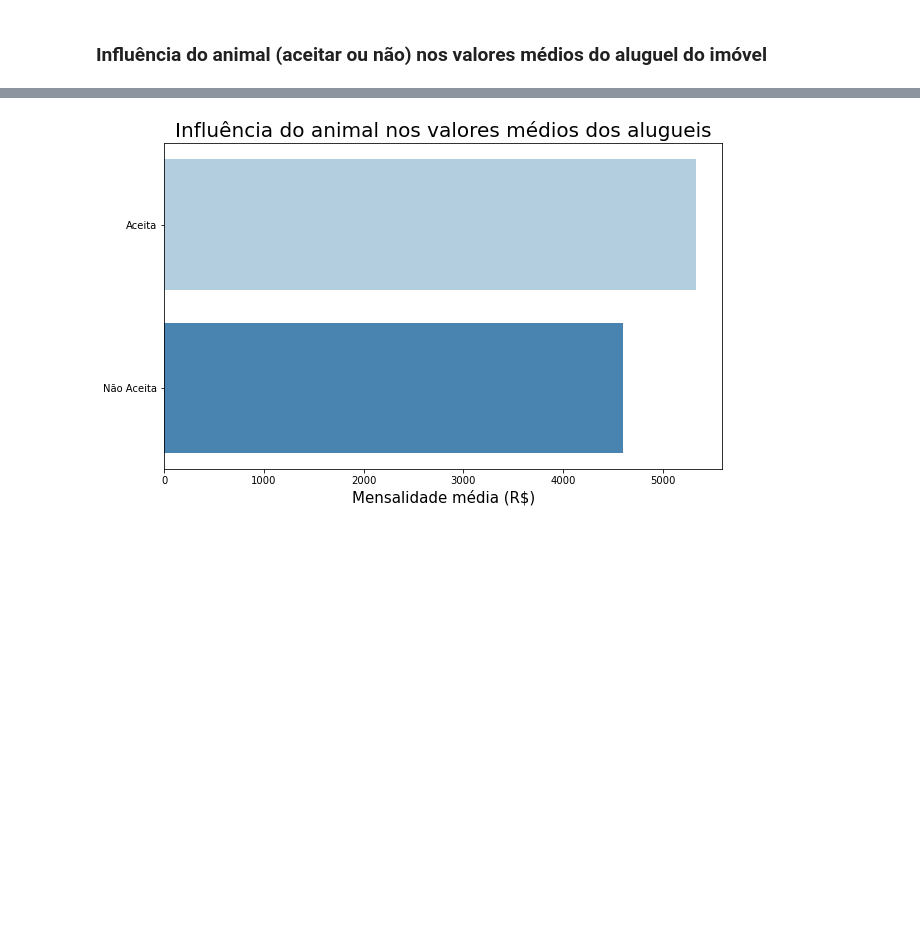
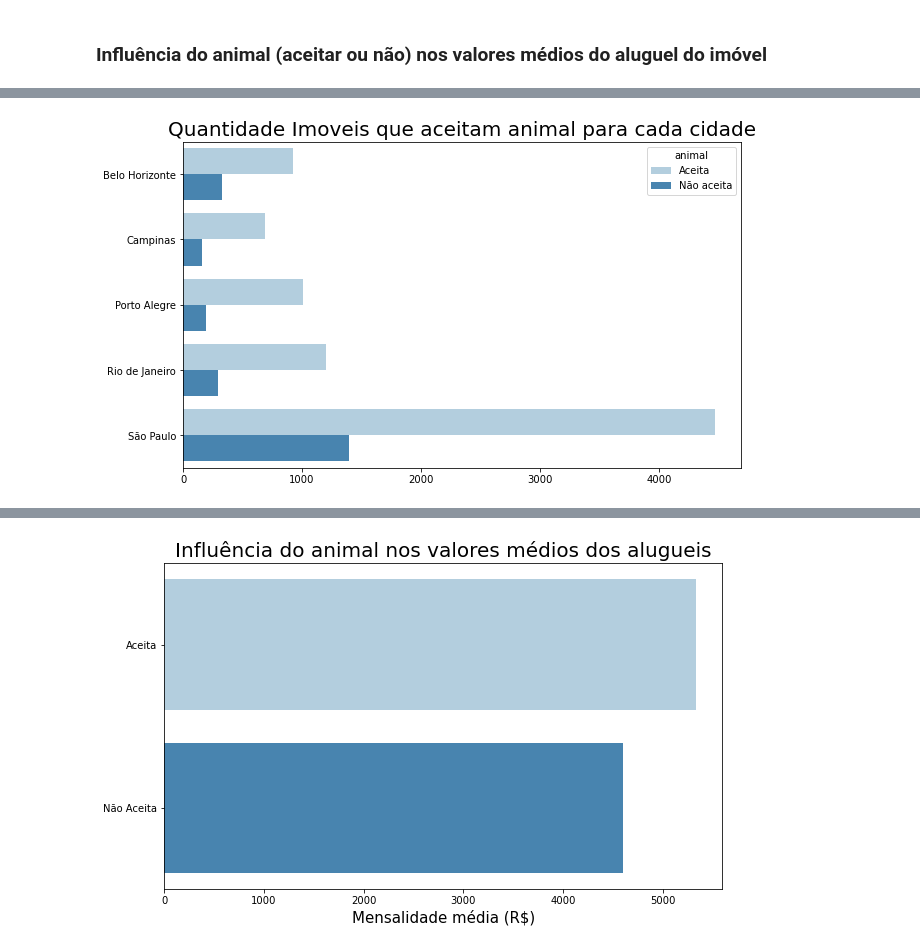
Before and after one commit to IgorFormiga/Data-Science-Projects, a Jupyter notebook: 2_Exploratory_Data_Analysis.ipynb, the cells around one changed output, grey strips where cells are left out. Cells and saved outputs as stored; diff of their text form; code cells hidden in the pictures; blank space fills up the shorter version.

```diff
--- a/2_Exploratory_Data_Analysis.ipynb
+++ b/2_Exploratory_Data_Analysis.ipynb
@@ -68,3 +68,8 @@ histograma = dataset.hist(bins=50, figsize=(15, 15))
 - Influência da localização (cidade) sobre os alugueis dos imóveis
 # %% [markdown]
 ### Influência do animal (aceitar ou não) nos valores médios do aluguel do imóvel
+# %%
+quant_animal_por_cidade = dataset.groupby(['city', 'animal'])['total'].count().round(2).reset_index()
+quant_animal_por_cidade.replace({0: 'Aceita', 1: 'Não aceita'}, inplace=True)
+quant_animal_por_cidade.rename({'total': 'quantidade'}, axis=1, inplace=True)
+quant_animal_por_cidade
@@ -71,3 +88,11 @@ histograma = dataset.hist(bins=50, figsize=(15, 15))
+# %%
+plt.figure(figsize=(10, 6))
+barras = sns.barplot(x='quantidade', y='city', hue='animal', data=quant_animal_por_cidade, orient='h', palette='Blues')
+barras.set_title('Quantidade Imoveis que aceitam animal para cada cidade', fontdict={'fontsize': 20})
+barras.set(ylabel=None, xlabel=None)
+plt.show()
+# %% [output]
+[figure, added]
 # %%
 media_animal = dataset.groupby('animal')['total'].mean().to_frame()
 media_animal.rename(index={0: 'Aceita', 1: 'Não Aceita'}, columns={'total': 'Média dos alugueis'}, inplace=True)
```
Also changed, not shown: parts of 23 cells of this notebook.
